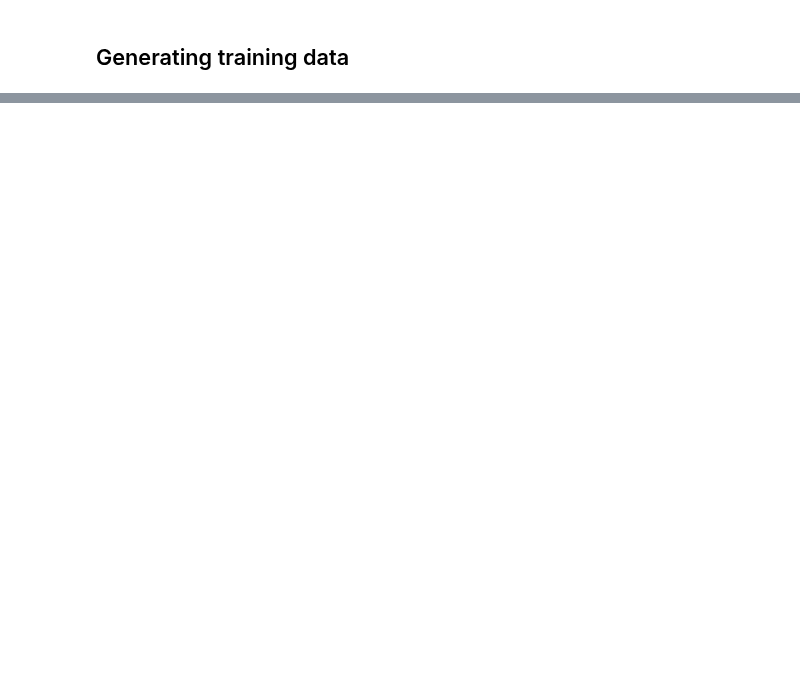
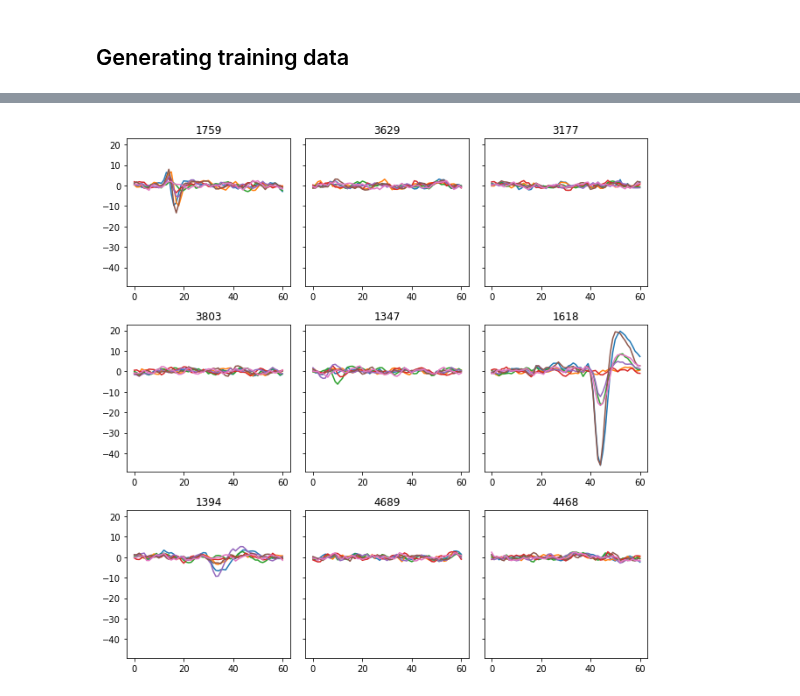
Before and after one commit to edublancas/yass-private, a Jupyter notebook: nnet/detect/make-data.ipynb, the cells around one changed output, grey strips where cells are left out. Saved outputs shown, nothing was run; the diff lists cells and outputs as text; code cells hidden in the pictures; blank space fills up the shorter version.

```diff
--- a/nnet/detect/make-data.ipynb
+++ b/nnet/detect/make-data.ipynb
@@ -139,4 +154,6 @@ plot.grid_from_array(x_train_large[y_train == 1], axis=0,
 # %%
-plot.grid_from_array(x_train_large[y_train == 0], axis=0,
+plot.grid_from_array(X[y == 0], axis=0,
                      elements=9, auto_figsize=3,
                      sharey=True)
+# %% [output]
+[figure, added]
```
Also changed, not shown: parts of 13 cells of this notebook, 2 other files.
